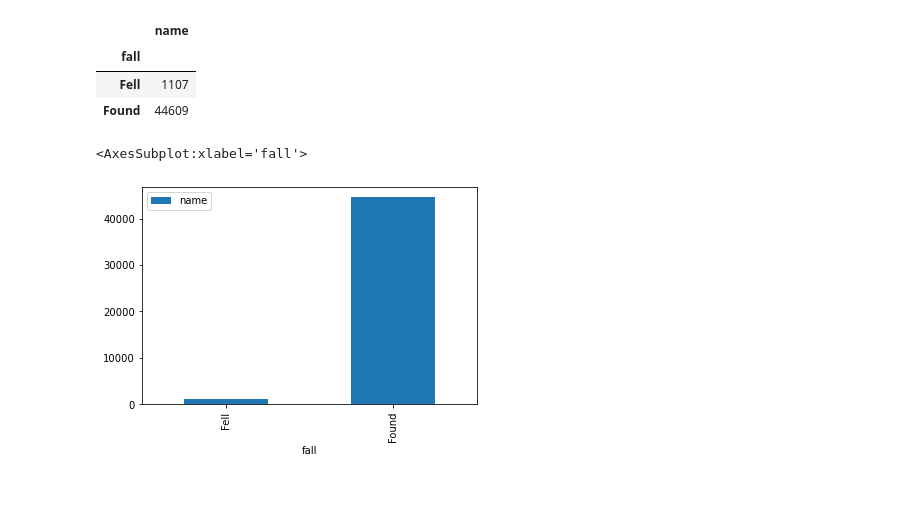
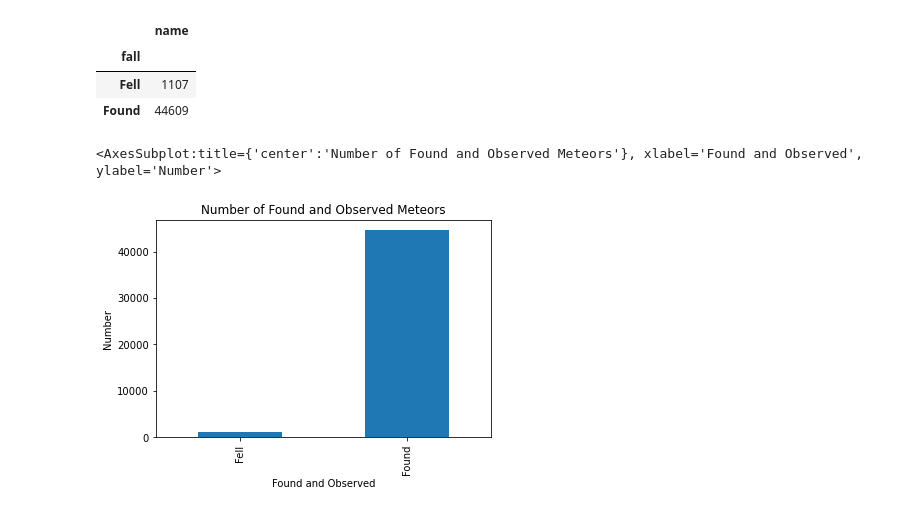
Before and after one commit to wagneree193/erin-obrien.github.io, a Jupyter notebook: Meteor.ipynb, the cells around one changed output. Saved outputs shown, nothing was run; the diff lists cells and outputs as text; code cells hidden in the pictures.

Commit message:
finished meteorite data analysis

```diff
--- a/Meteor.ipynb
+++ b/Meteor.ipynb
@@ -95,8 +95,8 @@ meteor_found
 | fall |  |
 | Fell | 1107 |
 | Found | 44609 |
-# %%
-meteor_found.plot(kind = "bar")
-# %% [output]
-<AxesSubplot:xlabel='fall'>
-[figure, removed]
+# %%
+meteor_found.plot(kind = "bar", title= "Number of Found and Observed Meteors", xlabel= "Found and Observed", ylabel = "Number", legend = False)
+# %% [output]
+<AxesSubplot:title={'center':'Number of Found and Observed Meteors'}, xlabel='Found and Observed', ylabel='Number'>
+[figure, added]
```
Also changed, not shown: parts of 1 cell of this notebook, 5 other files.
